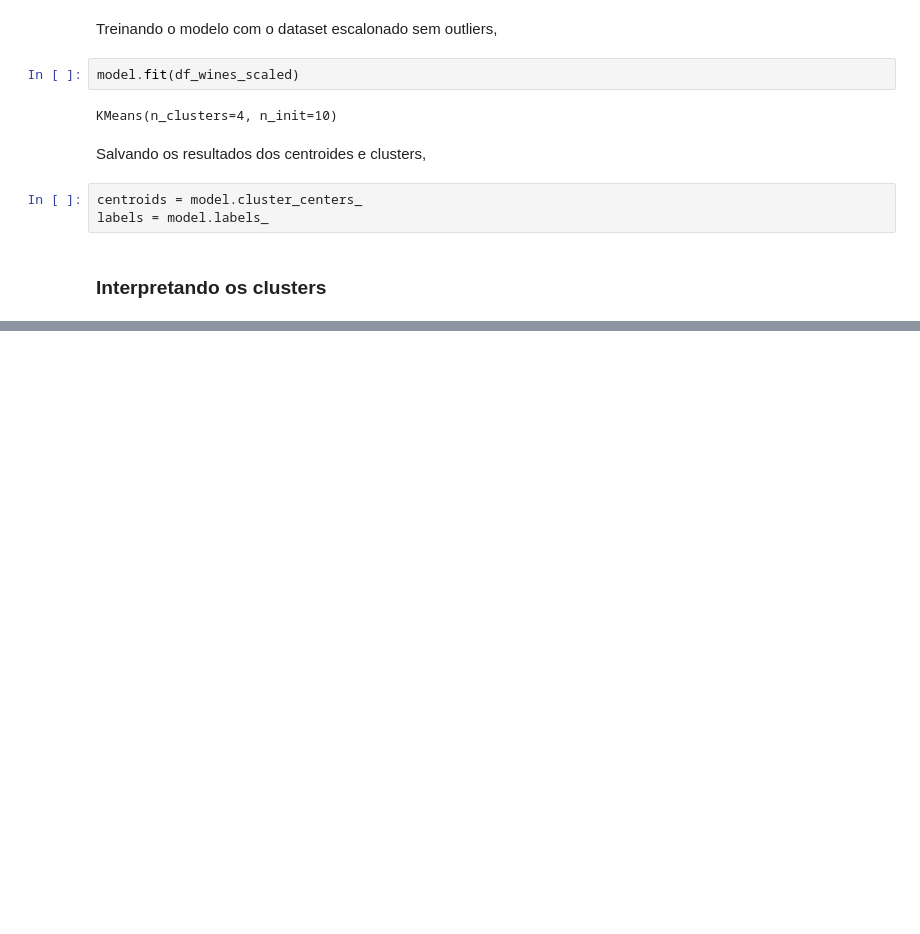
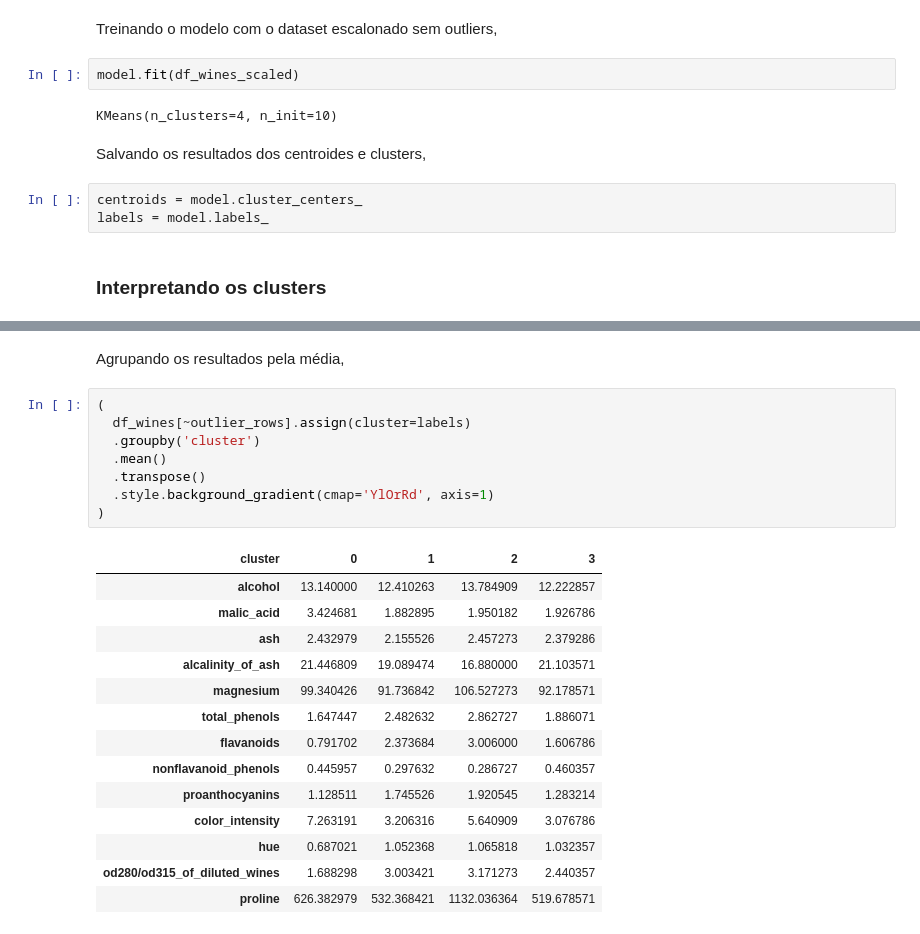
Before and after one commit to rfprates/clustering_wines_dataset, a Jupyter notebook: clustering_wines.ipynb, the cells around one changed output, grey strips where cells are left out. Cells and saved outputs as stored; diff of their text form; blank space fills up the shorter version.

```diff
--- a/clustering_wines.ipynb
+++ b/clustering_wines.ipynb
@@ -226,0 +252,25 @@ centroids_df
+# %% [markdown]
+Agrupando os resultados pela média,
+# %%
+(
+  df_wines[~outlier_rows].assign(cluster=labels)
+  .groupby('cluster')
+  .mean()
+  .transpose()
+  .style.background_gradient(cmap='YlOrRd', axis=1)
+)
+# %% [output]
+| cluster | 0 | 1 | 2 | 3 |
+| alcohol | 13.140000 | 12.410263 | 13.784909 | 12.222857 |
+| malic_acid | 3.424681 | 1.882895 | 1.950182 | 1.926786 |
+| ash | 2.432979 | 2.155526 | 2.457273 | 2.379286 |
+| alcalinity_of_ash | 21.446809 | 19.089474 | 16.880000 | 21.103571 |
+| magnesium | 99.340426 | 91.736842 | 106.527273 | 92.178571 |
+| total_phenols | 1.647447 | 2.482632 | 2.862727 | 1.886071 |
+| flavanoids | 0.791702 | 2.373684 | 3.006000 | 1.606786 |
+| nonflavanoid_phenols | 0.445957 | 0.297632 | 0.286727 | 0.460357 |
+| proanthocyanins | 1.128511 | 1.745526 | 1.920545 | 1.283214 |
+| color_intensity | 7.263191 | 3.206316 | 5.640909 | 3.076786 |
+| hue | 0.687021 | 1.052368 | 1.065818 | 1.032357 |
+| od280/od315_of_diluted_wines | 1.688298 | 3.003421 | 3.171273 | 2.440357 |
+| proline | 626.382979 | 532.368421 | 1132.036364 | 519.678571 |
```
Also changed, not shown: parts of 10 cells of this notebook.
